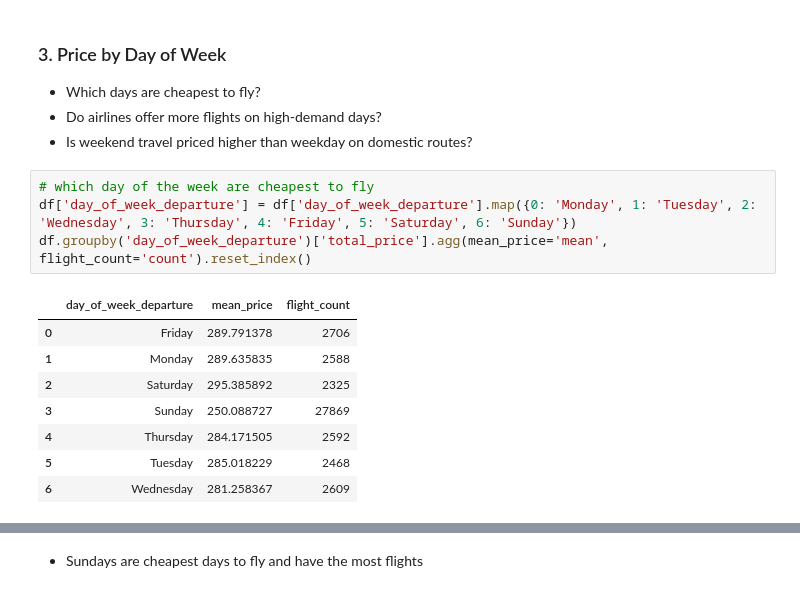
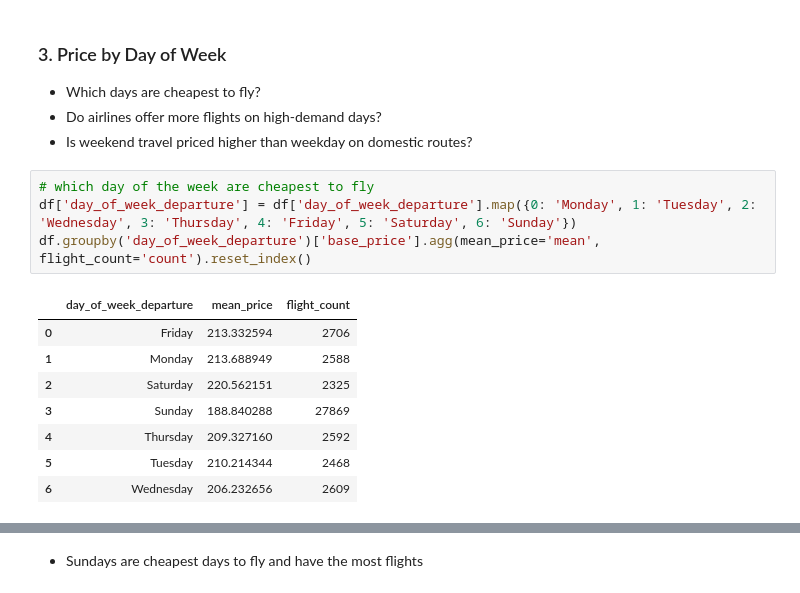
Before and after one commit to sheenamrv/flight-price-prediction-web-app, a Jupyter notebook: data cleaning and eda/eda.ipynb, the cells around one changed output, grey strips where cells are left out. Drawn from its saved outputs; the diff is of its cells as text.

```diff
--- a/data cleaning and eda/eda.ipynb
+++ b/data cleaning and eda/eda.ipynb
@@ -168,13 +162,13 @@ Text(0.5, 1.0, 'Price vs. Days until departure')
 # %%
 # which day of the week are cheapest to fly
 df['day_of_week_departure'] = df['day_of_week_departure'].map({0: 'Monday', 1: 'Tuesday', 2: 'Wednesday', 3: 'Thursday', 4: 'Friday', 5: 'Saturday', 6: 'Sunday'})
-df.groupby('day_of_week_departure')['total_price'].agg(mean_price='mean', flight_count='count').reset_index()
+df.groupby('day_of_week_departure')['base_price'].agg(mean_price='mean', flight_count='count').reset_index()
 # %% [output]
 |  | day_of_week_departure | mean_price | flight_count |
-| 0 | Friday | 289.791378 | 2706 |
-| 1 | Monday | 289.635835 | 2588 |
-| 2 | Saturday | 295.385892 | 2325 |
-| 3 | Sunday | 250.088727 | 27869 |
-| 4 | Thursday | 284.171505 | 2592 |
-| 5 | Tuesday | 285.018229 | 2468 |
-| 6 | Wednesday | 281.258367 | 2609 |
+| 0 | Friday | 213.332594 | 2706 |
+| 1 | Monday | 213.688949 | 2588 |
+| 2 | Saturday | 220.562151 | 2325 |
+| 3 | Sunday | 188.840288 | 27869 |
+| 4 | Thursday | 209.327160 | 2592 |
+| 5 | Tuesday | 210.214344 | 2468 |
+| 6 | Wednesday | 206.232656 | 2609 |
```
Also changed, not shown: parts of 32 cells of this notebook, 7 other files.
